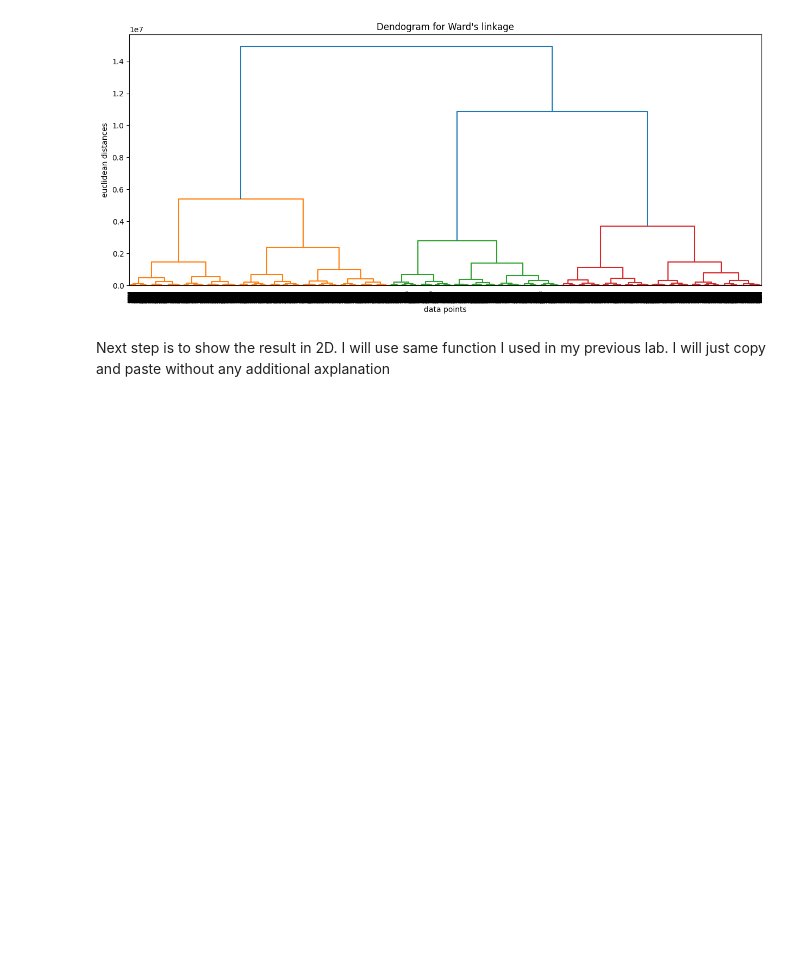
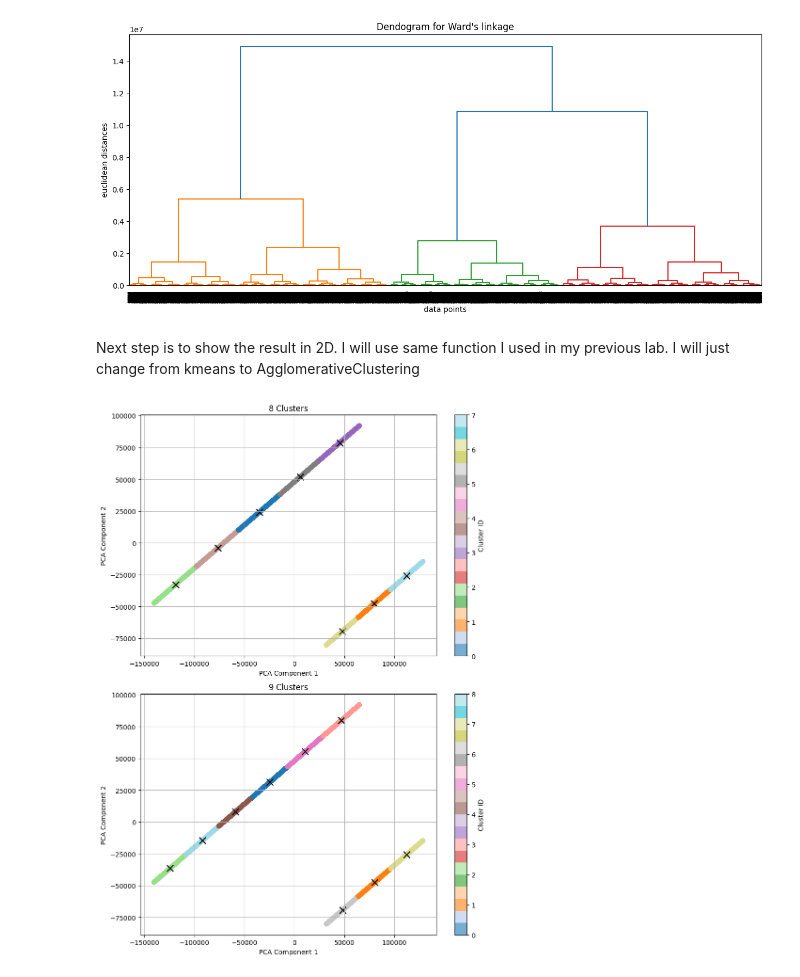
Before and after one commit to Matvey2022/Unsupervised_Learning_2, a Jupyter notebook: Lab-13.ipynb, the cells around one changed output. Drawn from its saved outputs; the diff is of its cells as text; code cells hidden in the pictures; blank space fills up the shorter version.

Commit message:
Finished with Agglomerative Clustering

```diff
--- a/Lab-13.ipynb
+++ b/Lab-13.ipynb
@@ -403,9 +403,10 @@ plt.show()
 # %% [output]
 [figure]
 # %% [markdown]
-Next step is to show the result in 2D. I will use same function I used in my previous lab. I will just copy and paste without any additional axplanation
+Next step is to show the result in 2D. I will use same function I used in my previous lab. I will just change from kmeans to AgglomerativeClustering
 # %%
 from sklearn.cluster import KMeans
+from sklearn.decomposition import PCA
 
 # Function to plot 2D clusters for different numbers of clusters
 def plot_clusters_2d(features_scaled, cluster_sizes):
@@ -431,32 +432,35 @@ def plot_clusters_2d(features_scaled, cluster_sizes):
             s=40,  # Adjusted marker size
             alpha=0.6,  # Adjusted opacity for better overlap handling
         )
 
         # 4. Plot the cluster centers
         centers = kmeans.cluster_centers_
         axes[i].scatter(
             centers[:, 0],
             centers[:, 1],
             c="black",  # Cluster centers in black
             marker="x",
             s=100,
             label="Cluster Centers"
         )
 
         axes[i].set_title(f"{n_clusters} Clusters")
         axes[i].set_xlabel("PCA Component 1")
         axes[i].set_ylabel("PCA Component 2")
         axes[i].grid(True)
 
         # Add color legend for cluster labels
         fig.colorbar(scatter, ax=axes[i], orientation='vertical', label="Cluster ID")
 
     plt.tight_layout()
+    plt.savefig('result_1.png')
     plt.show()
 
 
 # Define the cluster sizes for which you want to visualize the clusters
-cluster_sizes = [9, 11]
+cluster_sizes = [8, 9]
 
 # Assuming features_scaled is your feature matrix
-plot_clusters_2d(projected_features_df, cluster_sizes)
+plot_clusters_2d(df, cluster_sizes)
+# %% [output]
+[figure, added]
```
Also changed, not shown: parts of 1 cell of this notebook, 2 other files.
